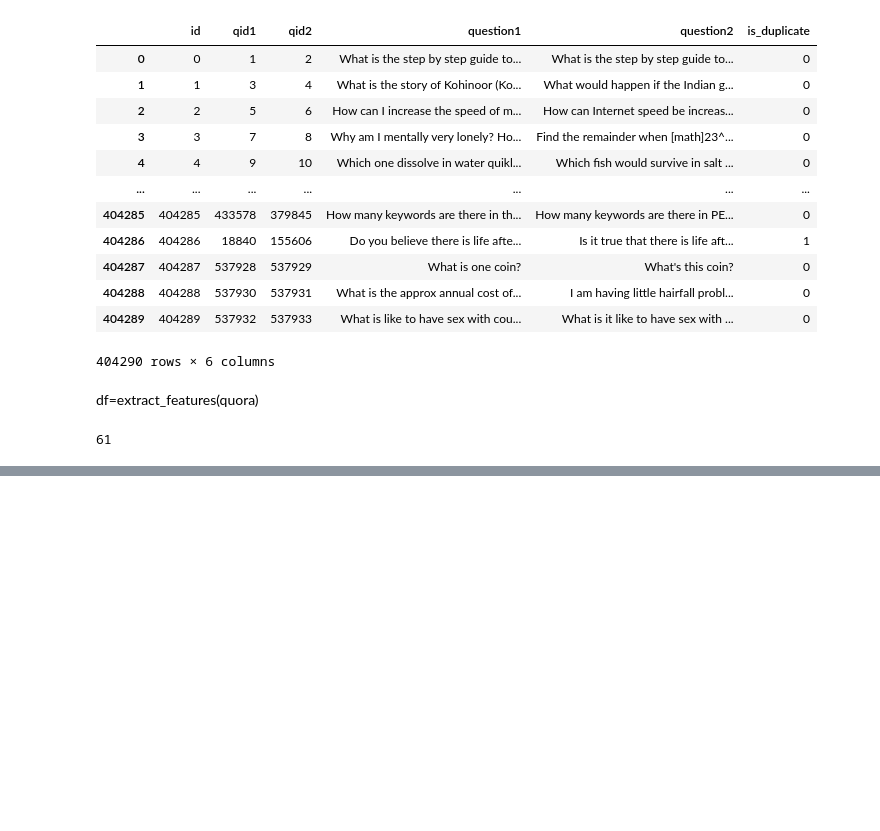
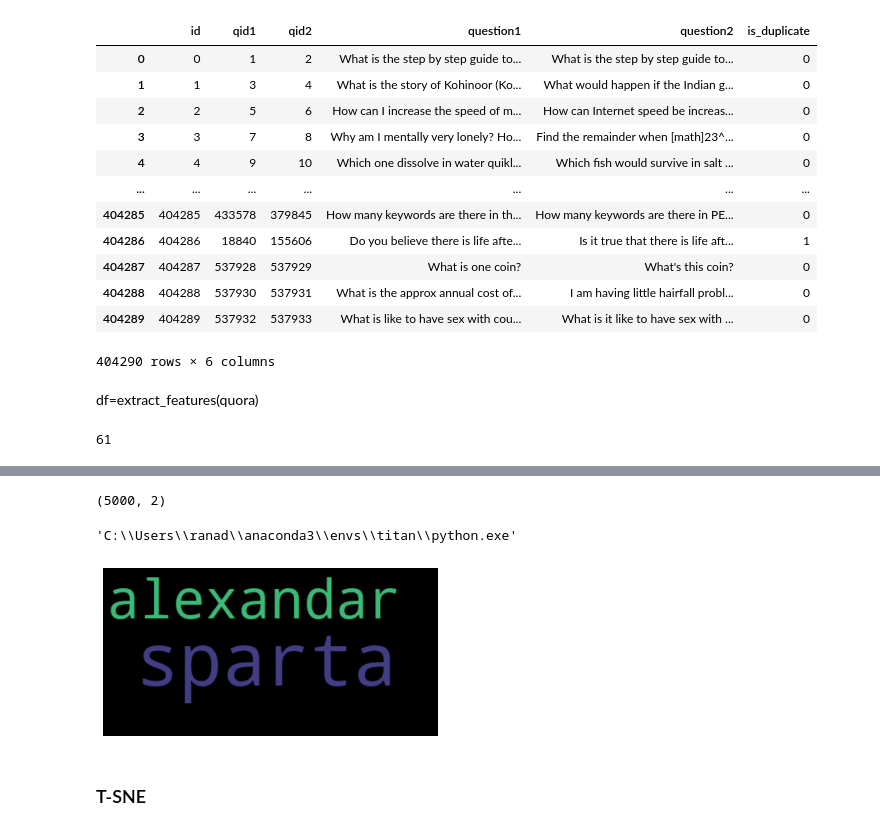
Before and after one commit to ranadheer314/Machine-Learning, a Jupyter notebook: Quora question pair similarity/Quora Project.ipynb, the cells around one changed output, grey strips where cells are left out. Drawn from its saved outputs; the diff is of its cells as text; code cells hidden in the pictures; blank space fills up the shorter version.

```diff
--- a/Quora question pair similarity/Quora Project.ipynb
+++ b/Quora question pair similarity/Quora Project.ipynb
@@ -495,0 +501,4 @@ df
+# %%
+modeltsne.shape
+# %% [output]
+(5000, 2)
@@ -495,0 +509,14 @@ df
+# %%
+import sys
+sys.executable
+# %% [output]
+'C:\\Users\\ranad\\anaconda3\\envs\\titan\\python.exe'
+# %%
+wordcloud = WordCloud().generate(text)
+plt.imshow(wordcloud, interpolation='bilinear')
+plt.axis("off")
+plt.show()
+# %% [output]
+[figure, added]
+# %% [markdown]
+### T-SNE
```
Also changed, not shown: parts of 8 cells of this notebook.
